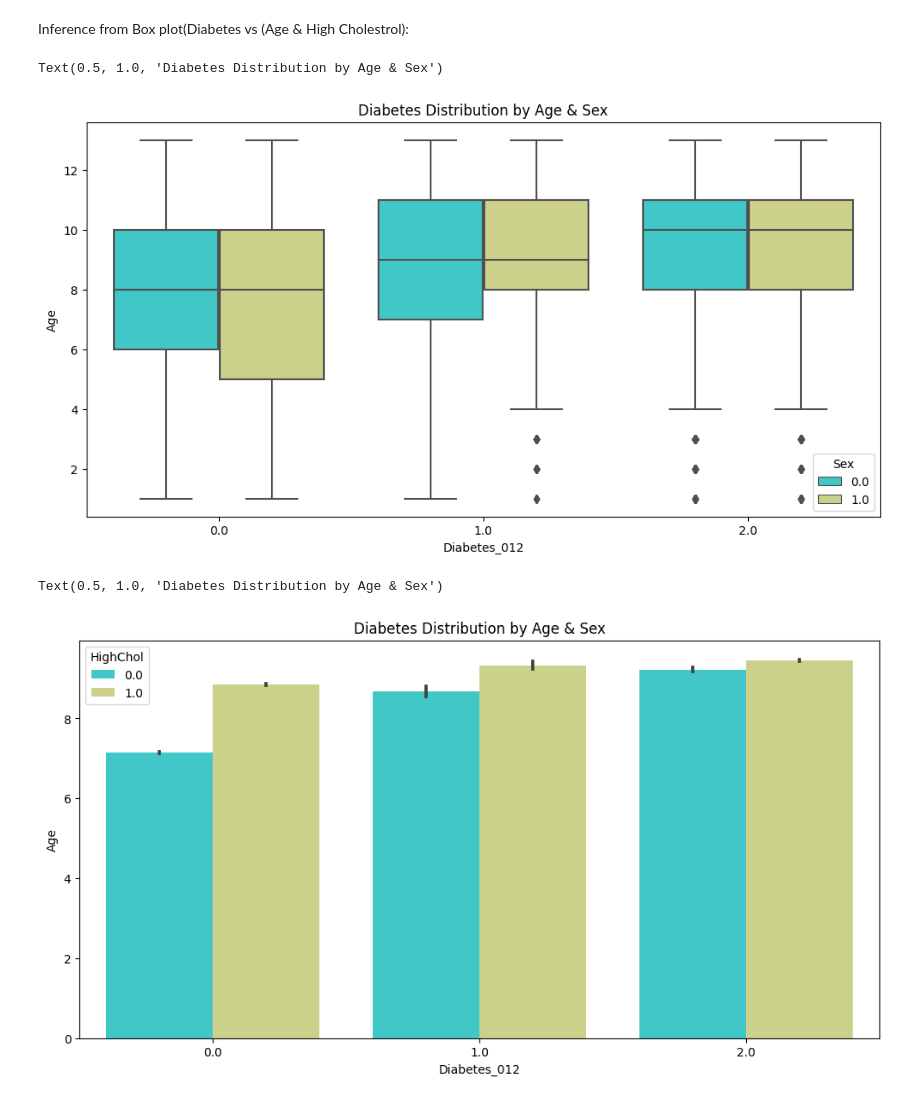
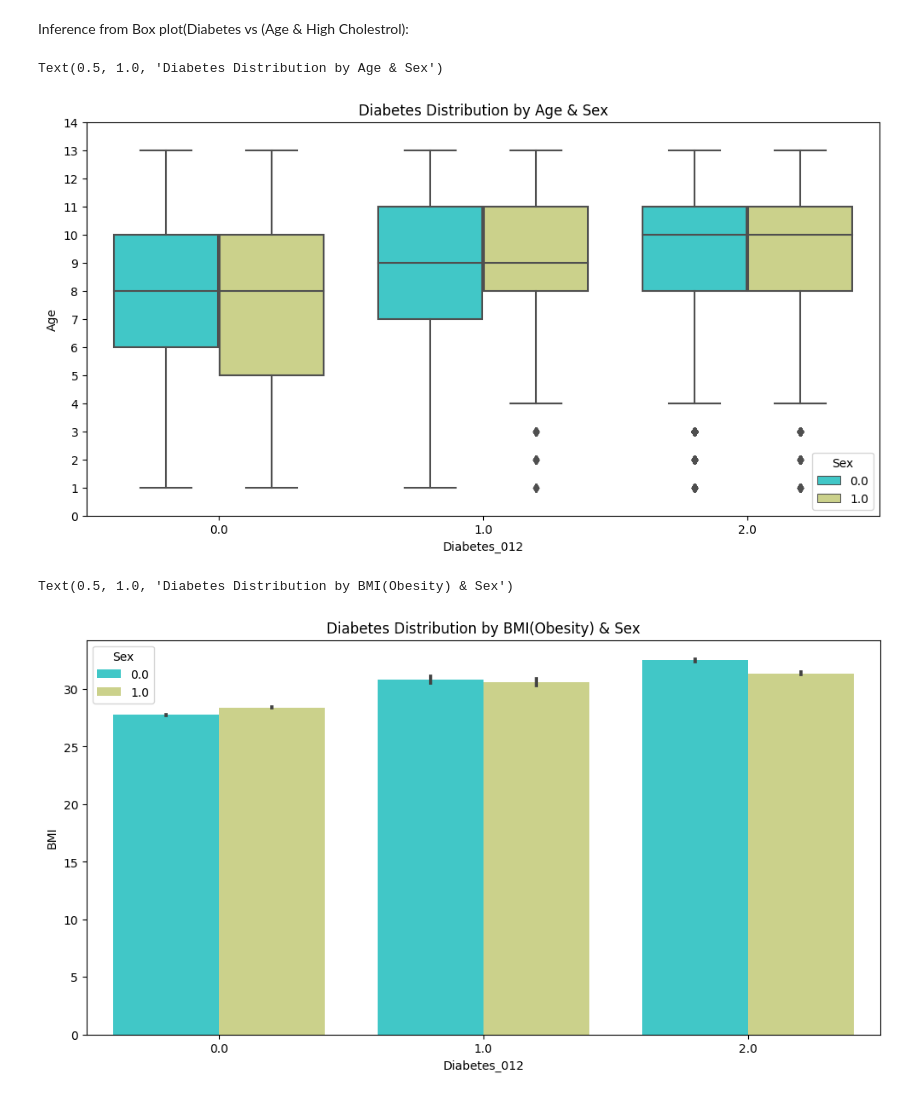
Before and after one commit to pdpavandesai/MergingDiabetesData, a Jupyter notebook: GabrielDatasetAnalysis.ipynb, the cells around one changed output. Cells and saved outputs as stored; diff of their text form; code cells hidden in the pictures.

```diff
--- a/GabrielDatasetAnalysis.ipynb
+++ b/GabrielDatasetAnalysis.ipynb
@@ -107,14 +124,15 @@ Inference from Box plot(Diabetes vs (Age & High Cholestrol):
 # %%
 plt.figure(figsize=(12,6))
 sns.boxplot(x='Diabetes_012',y='Age',data=gabrielDataset_Actual_Copy,palette='rainbow',hue='Sex')
+plt.yticks(range(0,15))
 plt.title('Diabetes Distribution by Age & Sex')
 # %% [output]
 Text(0.5, 1.0, 'Diabetes Distribution by Age & Sex')
-[figure, old version]
+[figure, new version]
 # %%
 plt.figure(figsize=(12,6))
-sns.barplot(x='Diabetes_012',y='Age',data=gabrielDataset_Actual_Copy,palette='rainbow',hue='HighChol')
-plt.title('Diabetes Distribution by Age & Sex')
+sns.barplot(x='Diabetes_012',y='BMI',data=gabrielDataset_Actual_Copy,palette='rainbow',hue='Sex')
+plt.title('Diabetes Distribution by BMI(Obesity) & Sex')
 # %% [output]
-Text(0.5, 1.0, 'Diabetes Distribution by Age & Sex')
+Text(0.5, 1.0, 'Diabetes Distribution by BMI(Obesity) & Sex')
-[figure, old version]
+[figure, new version]
```
Also changed, not shown: parts of 3 cells of this notebook.
